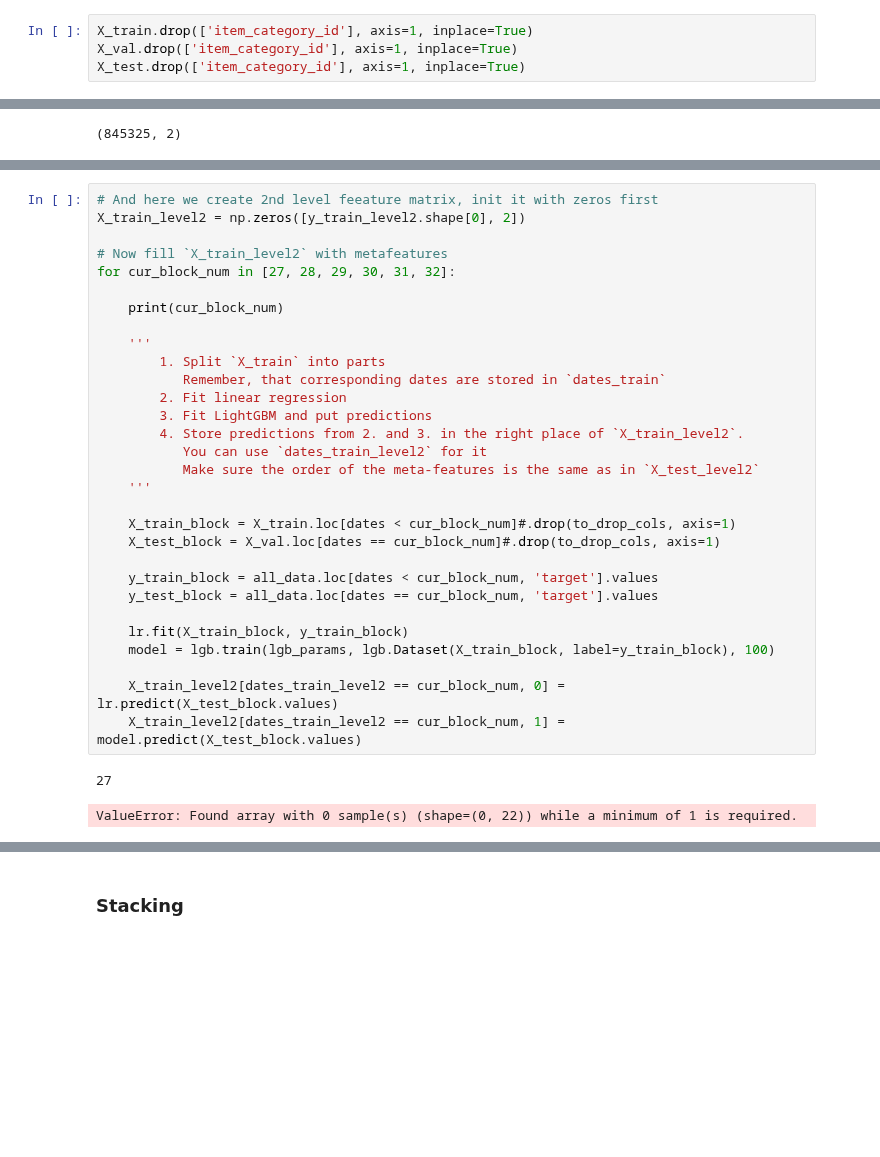
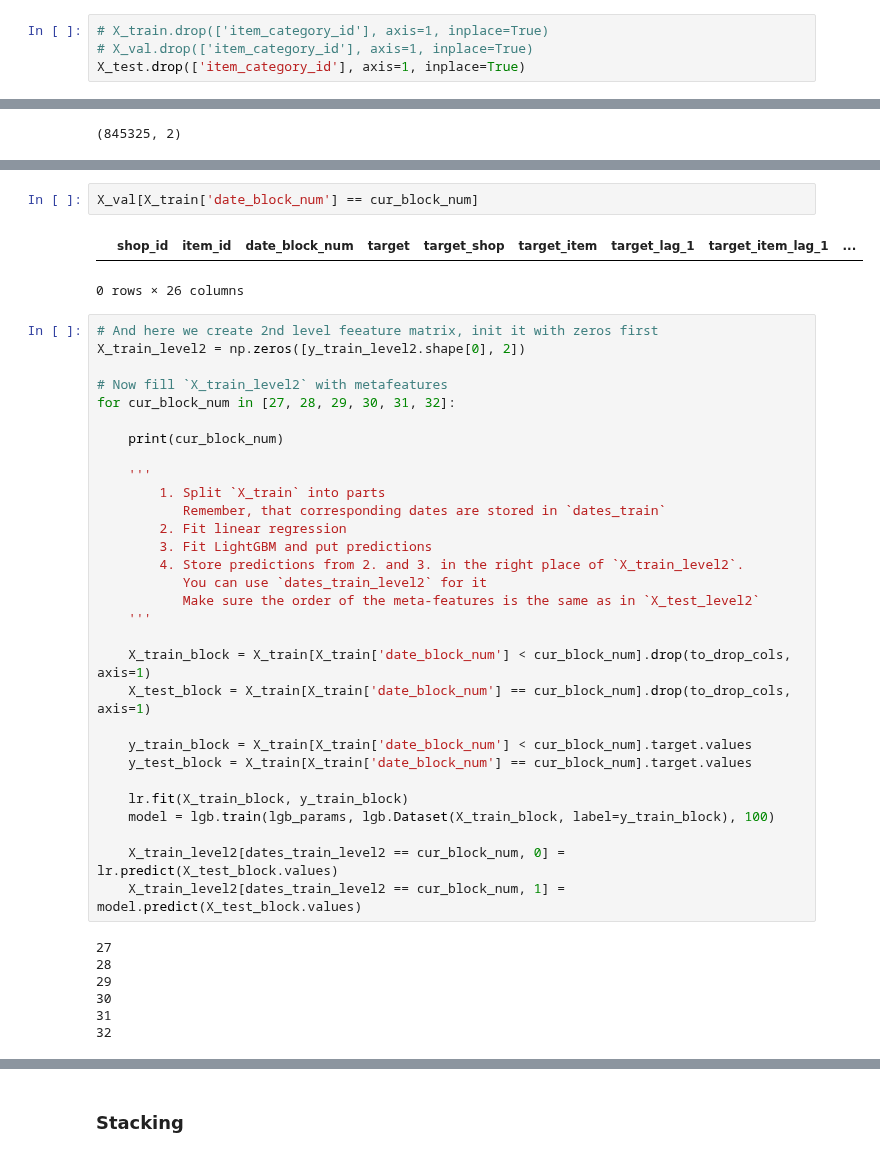
Before and after one commit to kryvokhyzha/examples-and-courses, a Jupyter notebook: How to Win a Data Science Competition/FinalProject/notebooks/main.ipynb, the cells around one changed output, grey strips where cells are left out. Cells and saved outputs as stored; diff of their text form; blank space fills up the shorter version.

```diff
--- a/How to Win a Data Science Competition/FinalProject/notebooks/main.ipynb
+++ b/How to Win a Data Science Competition/FinalProject/notebooks/main.ipynb
@@ -970,8 +982,8 @@ for dataset in sets:
 # Fill remaining missing values on test set with mean.
 X_test.fillna(X_test.mean(), inplace=True)
 # %%
-X_train.drop(['item_category_id'], axis=1, inplace=True)
-X_val.drop(['item_category_id'], axis=1, inplace=True)
+# X_train.drop(['item_category_id'], axis=1, inplace=True)
+# X_val.drop(['item_category_id'], axis=1, inplace=True)
 X_test.drop(['item_category_id'], axis=1, inplace=True)
 # %% [markdown]
 # First level models
@@ -1039,3 +1049,8 @@ X_train_level2.shape
+# %%
+X_val[X_train['date_block_num'] == cur_block_num]
+# %% [output]
+|  | shop_id | item_id | date_block_num | target | target_shop | target_item | target_lag_1 | target_item_lag_1 | ... |
+0 rows × 26 columns
 # %%
 # And here we create 2nd level feeature matrix, init it with zeros first
 X_train_level2 = np.zeros([y_train_level2.shape[0], 2])
@@ -1055,11 +1070,11 @@ for cur_block_num in [27, 28, 29, 30, 31, 32]:
            Make sure the order of the meta-features is the same as in `X_test_level2`
     '''
 
-    X_train_block = X_train.loc[dates < cur_block_num]#.drop(to_drop_cols, axis=1)
-    X_test_block = X_val.loc[dates == cur_block_num]#.drop(to_drop_cols, axis=1)
+    X_train_block = X_train[X_train['date_block_num'] < cur_block_num].drop(to_drop_cols, axis=1)
+    X_test_block = X_train[X_train['date_block_num'] == cur_block_num].drop(to_drop_cols, axis=1)
 
-    y_train_block = all_data.loc[dates < cur_block_num, 'target'].values
-    y_test_block = all_data.loc[dates == cur_block_num, 'target'].values
+    y_train_block = X_train[X_train['date_block_num'] < cur_block_num].target.values
+    y_test_block = X_train[X_train['date_block_num'] == cur_block_num].target.values
 
     lr.fit(X_train_block, y_train_block)
     model = lgb.train(lgb_params, lgb.Dataset(X_train_block, label=y_train_block), 100)
@@ -1068,6 +1083,10 @@ for cur_block_num in [27, 28, 29, 30, 31, 32]:
     X_train_level2[dates_train_level2 == cur_block_num, 1] = model.predict(X_test_block.values)
 # %% [output]
 27
+28
+29
+30
+31
+32
-ValueError: Found array with 0 sample(s) (shape=(0, 22)) while a minimum of 1 is required.
 # %%
 sns.scatterplot(X_train_level2[:,0], X_train_level2[:,1])
```
Also changed, not shown: parts of 21 cells of this notebook.
